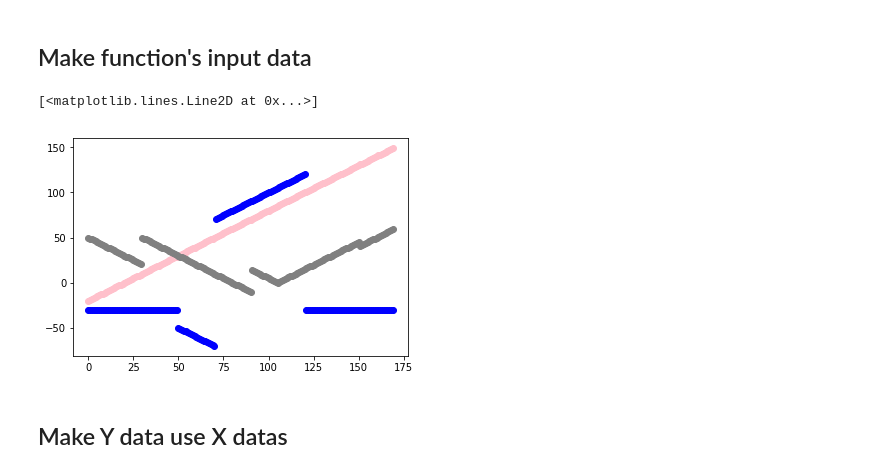
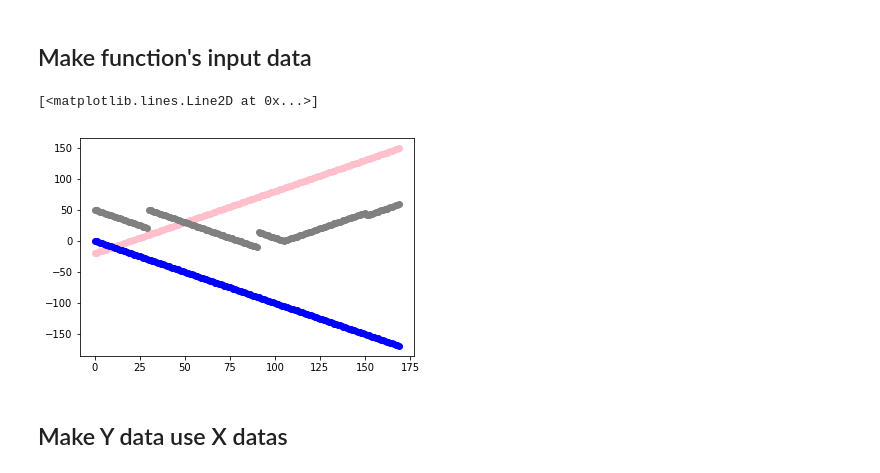
Before and after one commit to Las-Desire/Cube_Las, a Jupyter notebook: 2nd level function/Just_template.ipynb, the cells around one changed output. Saved outputs shown, nothing was run; the diff lists cells and outputs as text; code cells hidden in the pictures.

```diff
--- a/2nd level function/Just_template.ipynb
+++ b/2nd level function/Just_template.ipynb
@@ -13,41 +13,41 @@ x_shape=(500)
 #170개의 X를 3개 생성
 #X를 3개를 만들어 4차원(X1, X2, X3, Y)의 형태로 나온다. 여기서 3차원이란 input_shape이 3차원이라는 소리가 아니다.
 
 #Y_TMP는 그래프를 그리기 위한 임시 변수이다.
 Y_TMP=np.arange(0,170,1)
 
 X1=np.arange(-20,150,1)
 X2=np.arange(80,-90,-1)
 X3=np.arange(0,-170,-1)
 
 loop_cnt=0
 #미분이 불가능하게  몇번째 이상에서는 특정 값을 더하거나 그래프의 방향을 바꾼다.
 #시각화 시켜보면 어떤지 알 수 있다.
 
 for i in X2:
     if(loop_cnt>90):
         X2[loop_cnt]=abs(i+25)
     if(loop_cnt>150 or loop_cnt<30):
         X2[loop_cnt]=abs(i)-30
     loop_cnt+=1
 
 
-loop_cnt=0
-for i in X3:
-    if(loop_cnt>70):
-        X3[loop_cnt]=abs(i)
-    if(loop_cnt>120 or loop_cnt<50):
-        X3[loop_cnt]=-30
-    loop_cnt+=1
+#loop_cnt=0
+#for i in X3:
+#    if(loop_cnt>70):
+#        X3[loop_cnt]=abs(i)
+#    if(loop_cnt>120 or loop_cnt<50):
+#        X3[loop_cnt]=-30
+#    loop_cnt+=1
 
 
 
 pp.plot(Y_TMP,X1,"ro",color="pink")
 pp.plot(Y_TMP,X2,"ro",color="grey")
 pp.plot(Y_TMP,X3,"ro",color="blue")
 # %% [output]
 [<matplotlib.lines.Line2D at 0x...>]
-[figure, old version]
+[figure, new version]
 # %%
 def abs(x):
     if(x>0):
```
Also changed, not shown: parts of 2 cells of this notebook.
